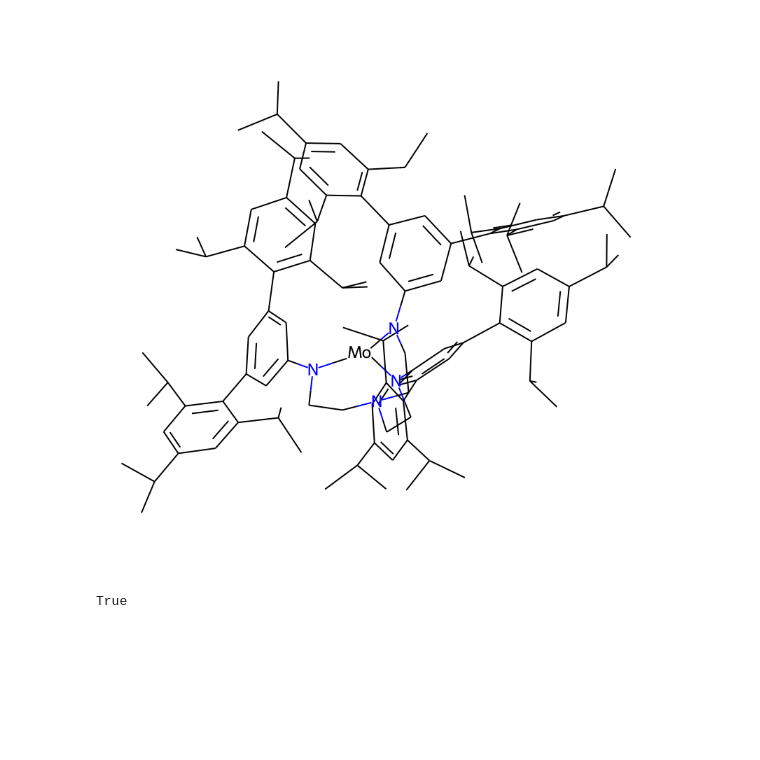
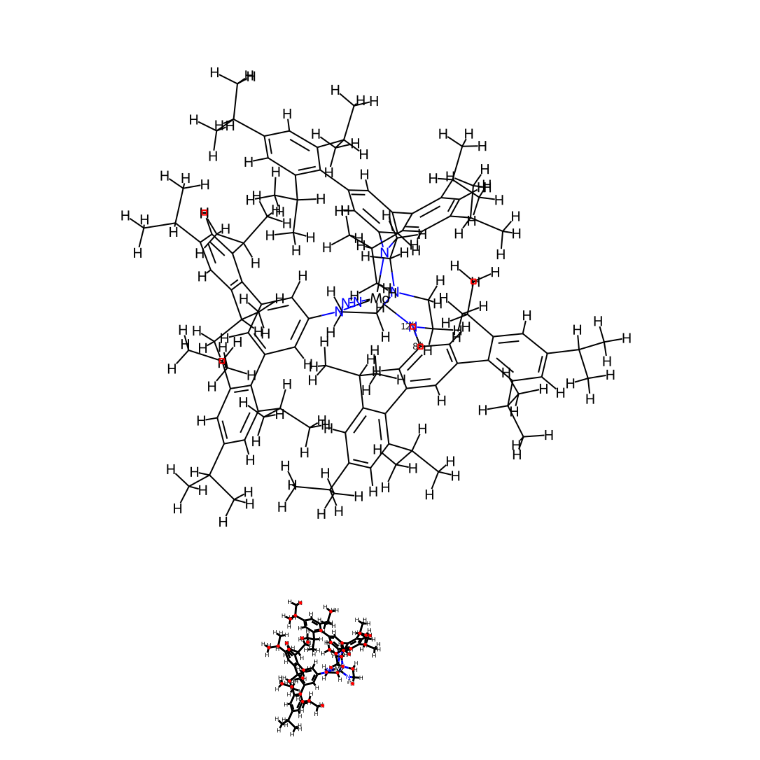
Before and after one commit to Strandgaard96/GB_GA, a Jupyter notebook: RDKIT.ipynb, the cells around one changed output. Drawn from its saved outputs; the diff is of its cells as text; code cells hidden in the pictures; blank space fills up the shorter version.

```diff
--- a/RDKIT.ipynb
+++ b/RDKIT.ipynb
@@ -13,14 +14,26 @@ from rdkit import Chem
 # %%
-mol = Chem.MolFromMolFile("/home/magstr/Documents/nitrogenase/schrock/diagrams_schrock/schrock_dft/Mo/ams.results/traj.mol")
+mol = Chem.MolFromMolFile(
+        "/home/magstr/Documents/nitrogenase/schrock/diagrams_schrock/schrock_dft/Mo_N2/ams.results/traj.mol", sanitize = False, removeHs=False)
 
 # Initialize substructure string
-smart = '[N][C]=[C]'
+
+# : matches aromatic bonds. Not == when it is delocalized
+# '[c]:[c][N]'
+# Smart for a nitrogen bound to aromatic carbon.
+smart = '[c][N]'
+
 patt = Chem.MolFromSmarts(smart)
+print(Chem.MolToSmiles(patt), Chem.MolToSmiles(mol))
 
-Chem.Draw.MolToImage(mol, size=(800, 800))
+# Get indice of the carbon atom
+print(f'Has substructure match: {mol.HasSubstructMatch(patt)}')
+indices = mol.GetSubstructMatches(patt)
+print(f'Match at indices {indices}')
 
-print(Chem.MolToSmiles(patt), Chem.MolToSmiles(mol))
-# Get indice of the carbon atom
-indices = mol.GetSubstructMatch(patt)
-print(indices)
+Chem.Draw.MolToImage(mol, size=(500, 500))
+
+frag = Chem.FragmentOnBonds(mol, [117])
+Chem.Draw.MolToImage(frag, size=(800, 800))
+frags = Chem.GetMolFrags(frag,asMols=True,sanitizeFrags=False)
+Chem.Draw.MolToImage(frags[0], size=(800, 800))
 # %% [output]
@@ -29,4 +44,6 @@ C=CN CC(C)c1cc(C(C)C)c(-c2cc(-c3c(C(C)C)cc(C(C)C)cc3C(C)C)cc(N3CCN4CCN(c5cc(-c6c
+# %%
+frag = Chem.FragmentOnBonds(mol, [117])
 # %%
-Chem.Draw.MolToImage(mol, size=(800, 800))
+Chem.Draw.MolToImage(frag, size=(800, 800))
 # %% [output]
-[figure, old version]
+[figure, new version]
@@ -36,4 +49,0 @@ patt = Chem.MolFromSmarts('ccO')
-# %%
-m.HasSubstructMatch(patt)
-# %% [output]
-True
@@ -39,0 +52,4 @@ True
+# %%
+frags[1]
+# %% [output]
+[figure, added]
```
Also changed, not shown: parts of 8 cells of this notebook, 1 other file.
